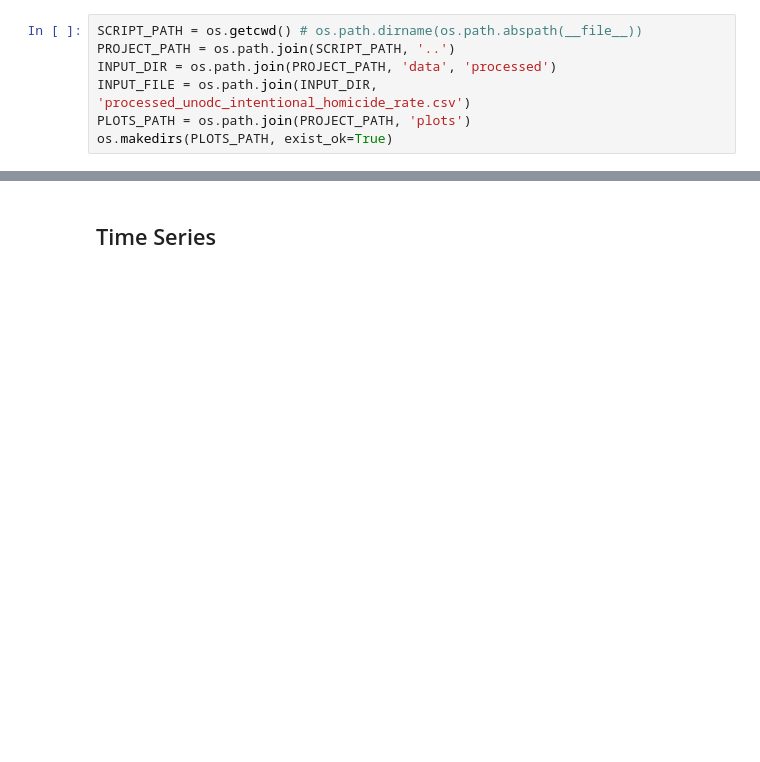
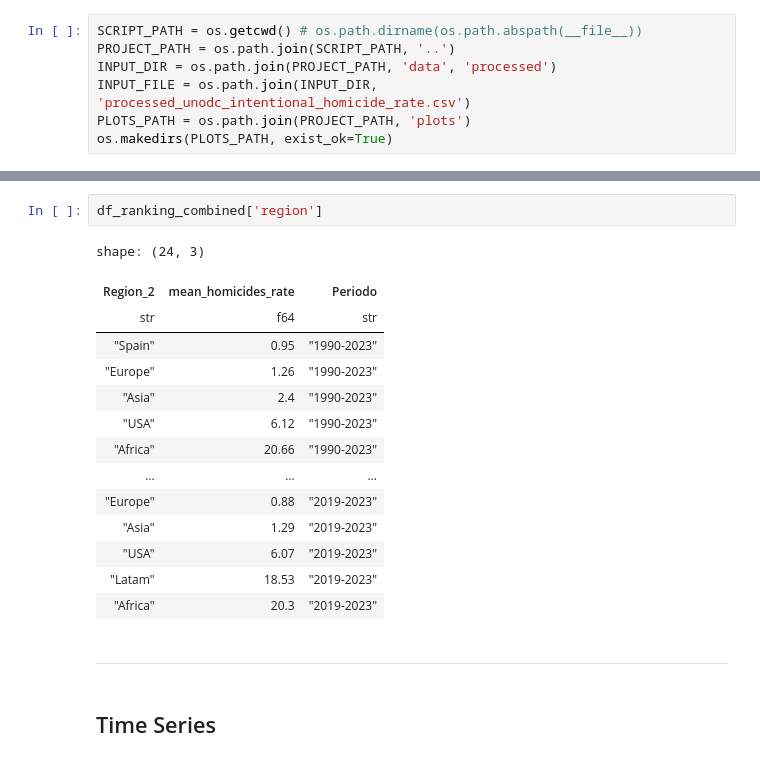
Before and after one commit to FabioScielzoOrtiz/crime_data_analysis, a Jupyter notebook: notebooks/01a_total_homicides_analysis.ipynb, the cells around one changed output, grey strips where cells are left out. Cells and saved outputs as stored; diff of their text form; blank space fills up the shorter version.

```diff
--- a/notebooks/01a_total_homicides_analysis.ipynb
+++ b/notebooks/01a_total_homicides_analysis.ipynb
@@ -137,3 +135,22 @@ for k in df_ranking.keys():
+# %%
+df_ranking_combined['region']
+# %% [output]
+shape: (24, 3)
+| Region_2 | mean_homicides_rate | Periodo |
+| str | f64 | str |
+| "Spain" | 0.95 | "1990-2023" |
+| "Europe" | 1.26 | "1990-2023" |
+| "Asia" | 2.4 | "1990-2023" |
+| "USA" | 6.12 | "1990-2023" |
+| "Africa" | 20.66 | "1990-2023" |
+| … | … | … |
+| "Europe" | 0.88 | "2019-2023" |
+| "Asia" | 1.29 | "2019-2023" |
+| "USA" | 6.07 | "2019-2023" |
+| "Latam" | 18.53 | "2019-2023" |
+| "Africa" | 20.3 | "2019-2023" |
+# %% [markdown]
+---
 # %% [markdown]
 ## Time Series
 # %%
```
Also changed, not shown: parts of 13 cells of this notebook, 5 other files.
